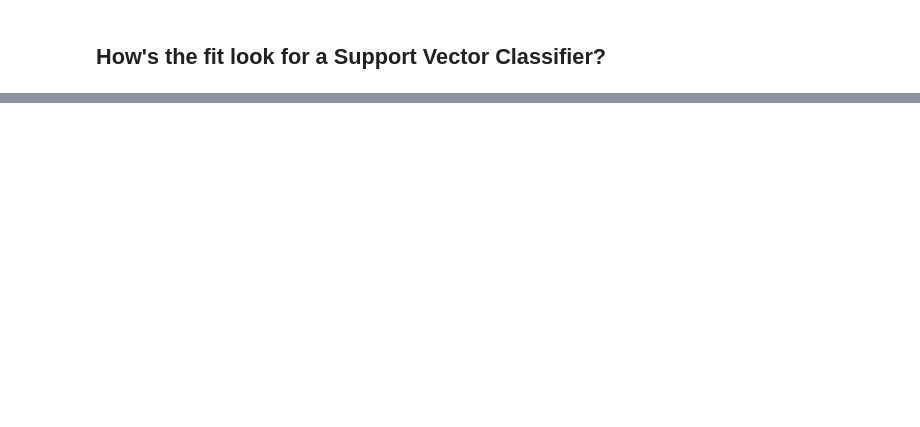
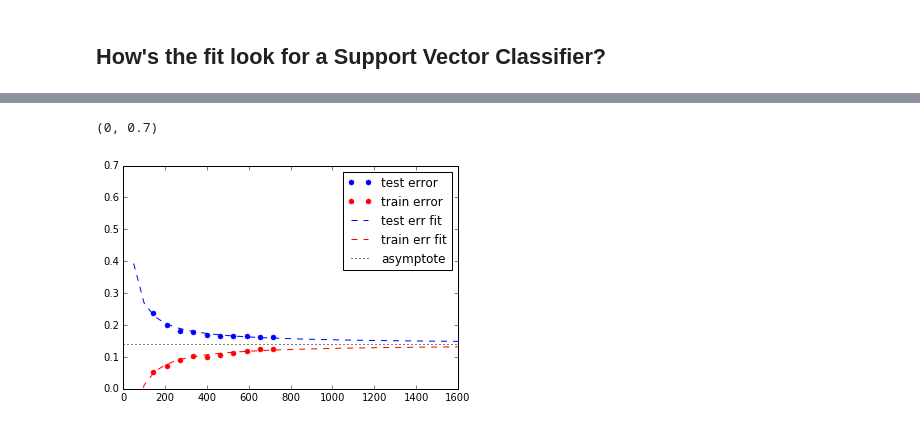
Before and after one commit to NickleDave/learning-curves, a Jupyter notebook: Fit Your Learning Curves for Fun and Profit.ipynb, the cells around one changed output, grey strips where cells are left out. Saved outputs shown, nothing was run; the diff lists cells and outputs as text; code cells hidden in the pictures; blank space fills up the shorter version.

```diff
--- a/Fit Your Learning Curves for Fun and Profit.ipynb
+++ b/Fit Your Learning Curves for Fun and Profit.ipynb
@@ -152,18 +181,18 @@ plt.ylim((0,0.7))
+# %%
+a_NBintmd,b_NBintmd,alpha_NBintmd = predict_learning_curve(train_sizes_NBintmd,test_error_NBintmd,train_error_NBintmd)
+
+powerfunc = lambda x,asymptote,scaling,exponent: asymptote + scaling * x**exponent
+manypoints = np.arange(50,1650,50)
+test_err_fit = powerfunc(manypoints,a_NBintmd,b_NBintmd,alpha_NBintmd)
+train_err_fit = powerfunc(manypoints,a_NBintmd,-b_NBintmd,alpha_NBintmd) # note negative b to make powerfunc a - b * x ** c
 # %%
-best = predict_learning_curve(train_sizes_NB,test_error_NB,train_error_NB,pinit=[0.66,-2.12,0.013,0.325,0.15],funcs=2)
-b = best[0]
-alpha = best[1]
-c = best[2]
-beta = best[3]
-a = best[4]
-powerfunc = lambda asymptote,scaling,exponent,x: asymptote + scaling * x**exponent
-manypoints = np.arange(50,1650,50)
-test_err_fit = powerfunc(a,b,alpha,manypoints)
-train_err_fit = powerfunc(a,c,beta,manypoints)
-
-plt.plot(train_sizes_NB,test_error_mean_NB,'b.',markersize=10,label='test error')
-plt.plot(train_sizes_NB,train_error_mean_NB,'r.',markersize=10,label='train error')
+plt.plot(train_sizes_NBintmd,test_error_mean_NBintmd,'b.',markersize=10,label='test error')
+plt.plot(train_sizes_NBintmd,train_error_mean_NBintmd,'r.',markersize=10,label='train error')
 plt.plot(manypoints,test_err_fit,'b--',label='test err fit')
-#plt.plot(manypoints,train_err_fit,'r--',label='train err fit')
-plt.axhline(a,color='k',linestyle=':',label='alpha')
+plt.plot(manypoints,train_err_fit,'r--',label='train err fit')
+plt.axhline(a_NBintmd,color='k',linestyle=':',label='asymptote')
 plt.legend()
+plt.ylim((0,0.7))
+# %% [output]
+(0, 0.7)
+[figure, added]
```
Also changed, not shown: parts of 17 cells of this notebook.
